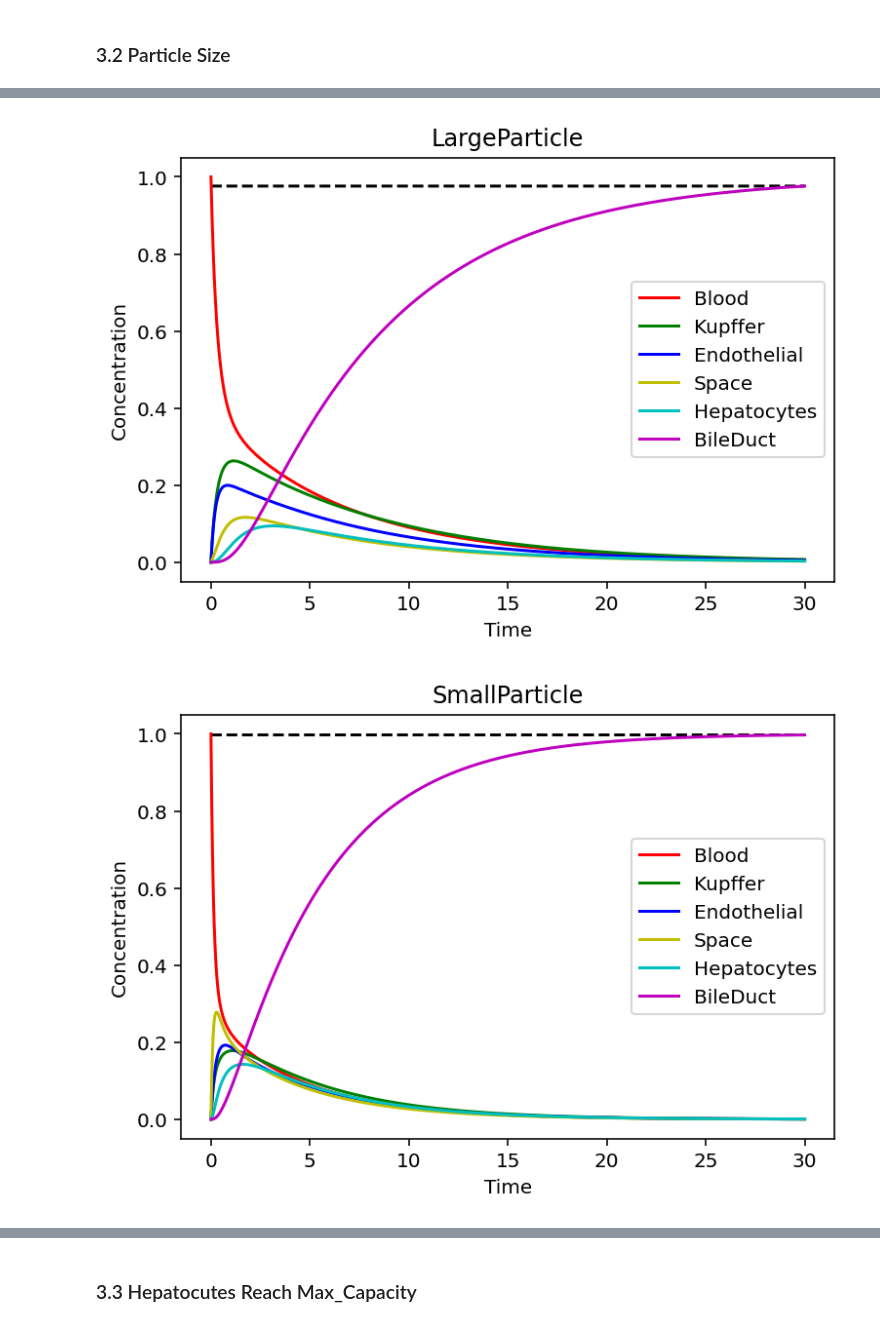
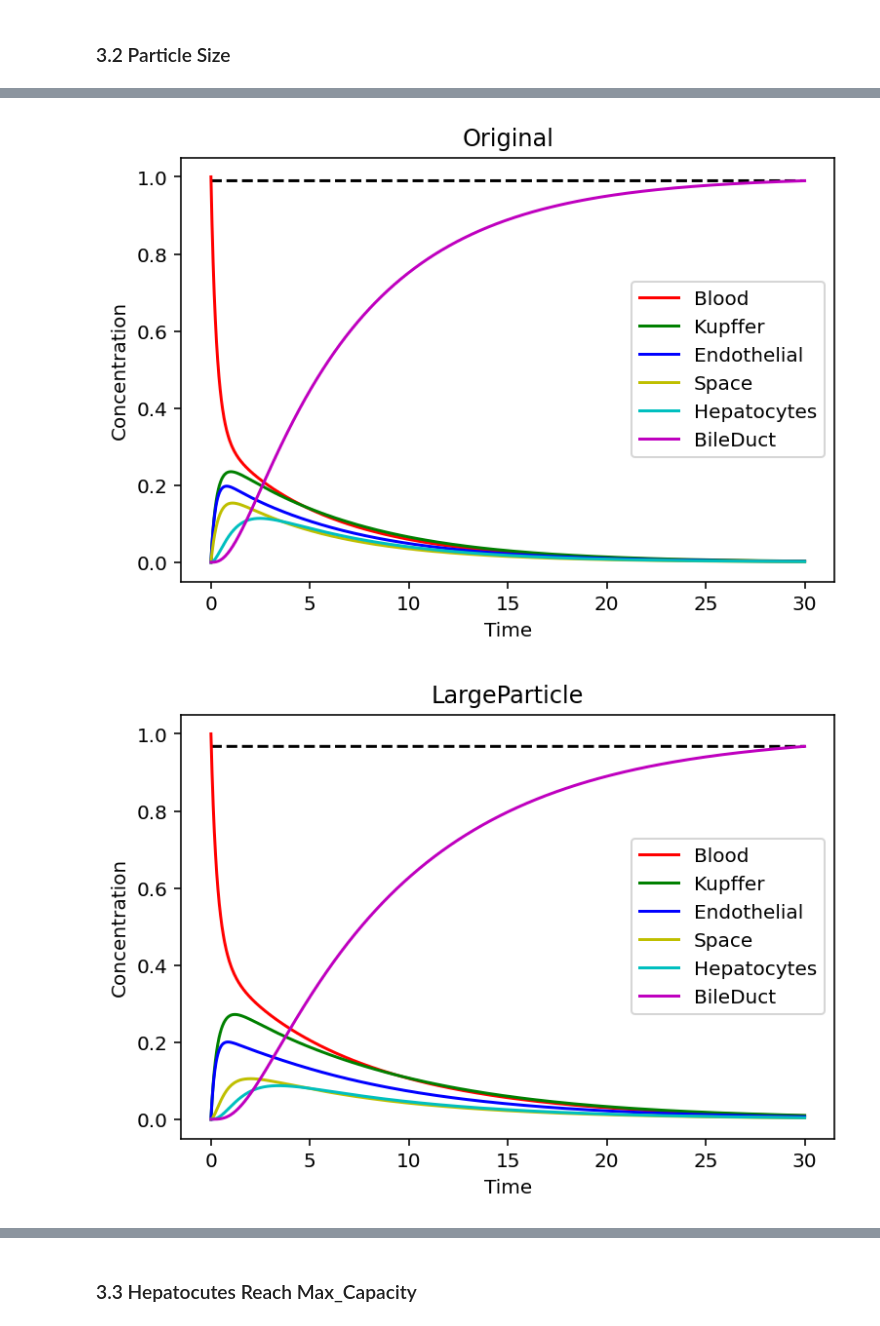
Before and after one commit to lich2000117/NanoParticles-Modelling, a Jupyter notebook: Code/Final_Model.ipynb, the cells around one changed output, grey strips where cells are left out. Cells and saved outputs as stored; diff of their text form; code cells hidden in the pictures.

```diff
--- a/Code/Final_Model.ipynb
+++ b/Code/Final_Model.ipynb
@@ -347,7 +347,7 @@ cell_data = {
 }
 
 #### Initialize Types
-def Initialize_ODE(particle_data, fluid_data, cell_data):
+def Initialize_ODE(particle_data, fluid_data, cell_data, target_Time=TARGET_TIME, step_Size=STEP_SIZE):
     """Initialize the ODE function with given data, call ode.solve() to solve it later"""
     #Particle
     Par = Particle(particle_data["Test_Particle"]["Particle_Type"], particle_data["Test_Particle"]["ParticleSize"])
@@ -360,7 +360,7 @@ def Initialize_ODE(particle_data, fluid_data, cell_data):
     Endothelial = Cell(cell_data["Endothelial"]["rate_in"], cell_data["Endothelial"]["rate_out"], cell_data["Endothelial"]["max_capacity"], cell_data["Endothelial"]["initial_concentration"], cell_data["Endothelial"]["surface_coverage"], cell_data["Endothelial"]["fenestrae_size"])
     Hepatocytes = Cell(cell_data["Hepatocytes"]["rate_in"], cell_data["Hepatocytes"]["rate_out"], cell_data["Hepatocytes"]["max_capacity"], cell_data["Hepatocytes"]["initial_concentration"], cell_data["Hepatocytes"]["surface_coverage"])
     ### Call Function
-    return ODE_Liver_Particle(STEP_SIZE, TARGET_TIME, Par, Blood, Kupffer, Endothelial, Space, Hepatocytes, BileDuct, particle_data, fluid_data, cell_data)
+    return ODE_Liver_Particle(step_Size, target_Time, Par, Blood, Kupffer, Endothelial, Space, Hepatocytes, BileDuct, particle_data, fluid_data, cell_data)
 
 
 ode = Initialize_ODE(particle_data, fluid_data, cell_data)
@@ -457,11 +462,10 @@ compare_ode_models(ode_list, ode_names, time_range)
 # %%
 
 ## Change the Particle Sizes
-TARGET_TIME = 30
 Large_P_data = copy.deepcopy(particle_data)
 Large_P_data["Test_Particle"] = {
         "Particle_Type": "Non-Bio-Large",
-        "ParticleSize": 10,
+        "ParticleSize": 100,
     }
 ## With Large Particle's OverView
 ode_LargeP = Initialize_ODE(Large_P_data, fluid_data, cell_data)
@@ -477,8 +481,8 @@ ode_SmallP = Initialize_ODE(Small_P_data, fluid_data, cell_data)
 ode_SmallP.solve()
 
 
-ode_list = [ode_LargeP, ode_SmallP]
-ode_names = ["LargeParticle", "SmallParticle"]
+ode_list = [ode, ode_LargeP, ode_SmallP]
+ode_names = ["Original", "LargeParticle", "SmallParticle"]
 time_range = [0,15]
 compare_ode_models(ode_list, ode_names, time_range)
 # %% [output]
@@ -486,2 +490,2 @@ compare_ode_models(ode_list, ode_names, time_range)
-[figure, old version]
+[figure, new version]
-[figure, old version]
+[figure, new version]
```
Also changed, not shown: parts of 11 cells of this notebook.
